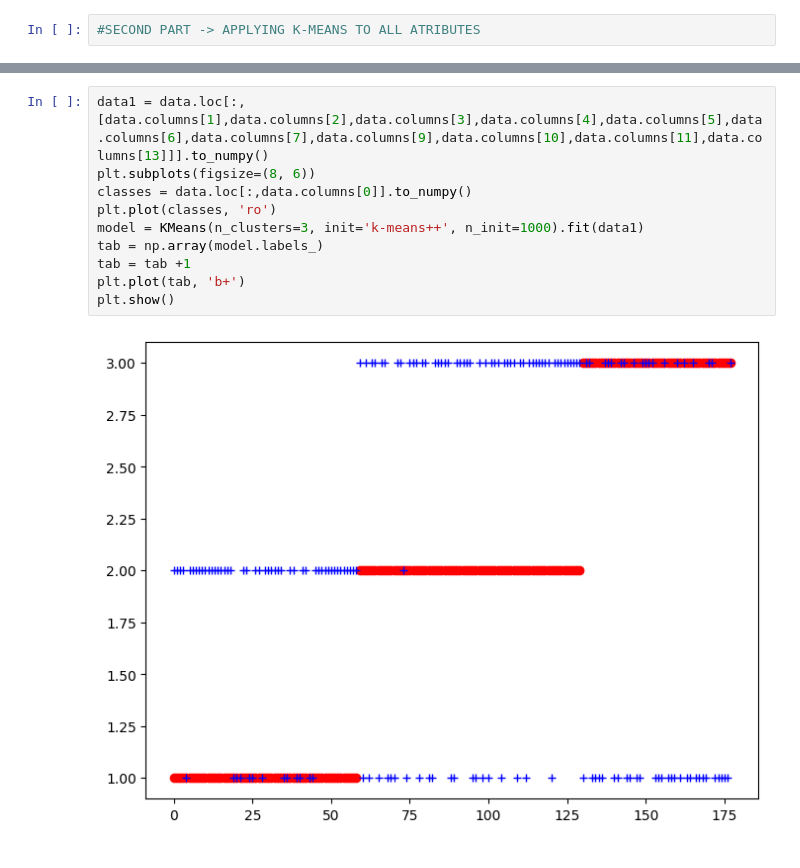
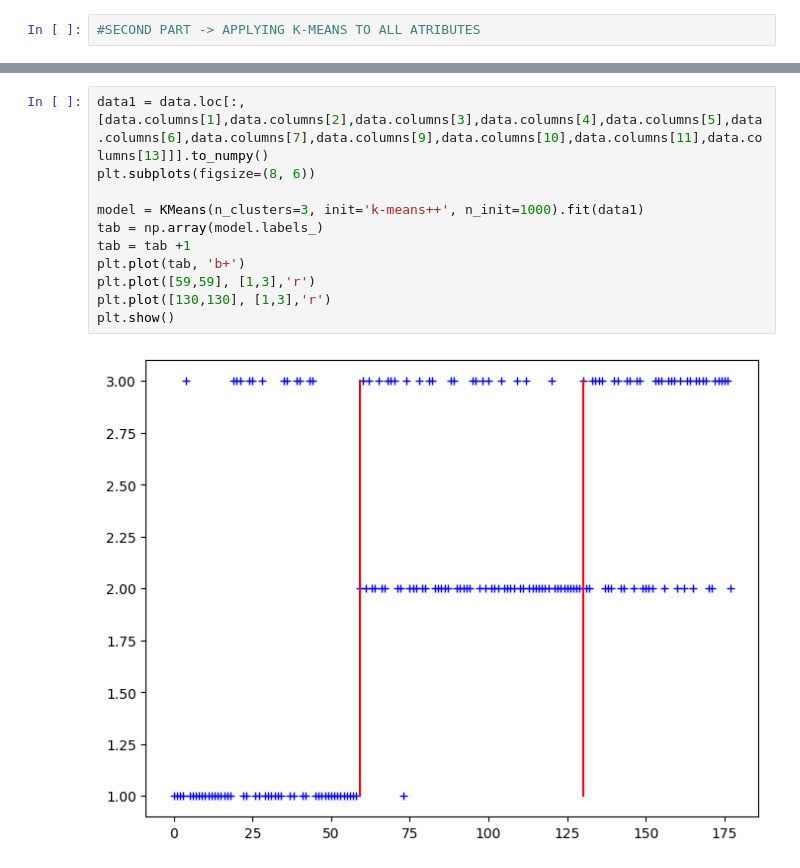
Before and after one commit to netodeabreujoao/projet_traitement_info, a Jupyter notebook: project.ipynb, the cells around one changed output, grey strips where cells are left out. Drawn from its saved outputs; the diff is of its cells as text.

```diff
--- a/project.ipynb
+++ b/project.ipynb
@@ -270,12 +363,13 @@ plt.show()
 # %%
 data1 = data.loc[:,[data.columns[1],data.columns[2],data.columns[3],data.columns[4],data.columns[5],data.columns[6],data.columns[7],data.columns[9],data.columns[10],data.columns[11],data.columns[13]]].to_numpy()
 plt.subplots(figsize=(8, 6))
-classes = data.loc[:,data.columns[0]].to_numpy()
-plt.plot(classes, 'ro')
+
 model = KMeans(n_clusters=3, init='k-means++', n_init=1000).fit(data1)
 tab = np.array(model.labels_)
 tab = tab +1
 plt.plot(tab, 'b+')
+plt.plot([59,59], [1,3],'r')
+plt.plot([130,130], [1,3],'r')
 plt.show()
 # %% [output]
-[figure, old version]
+[figure, new version]
```
Also changed, not shown: parts of 6 cells of this notebook, 5 other files.
